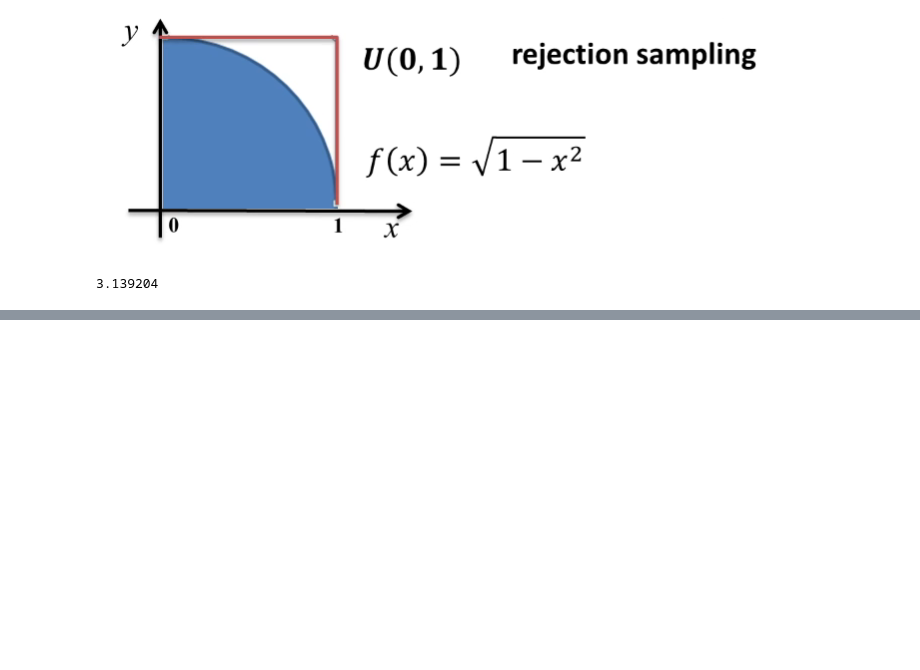
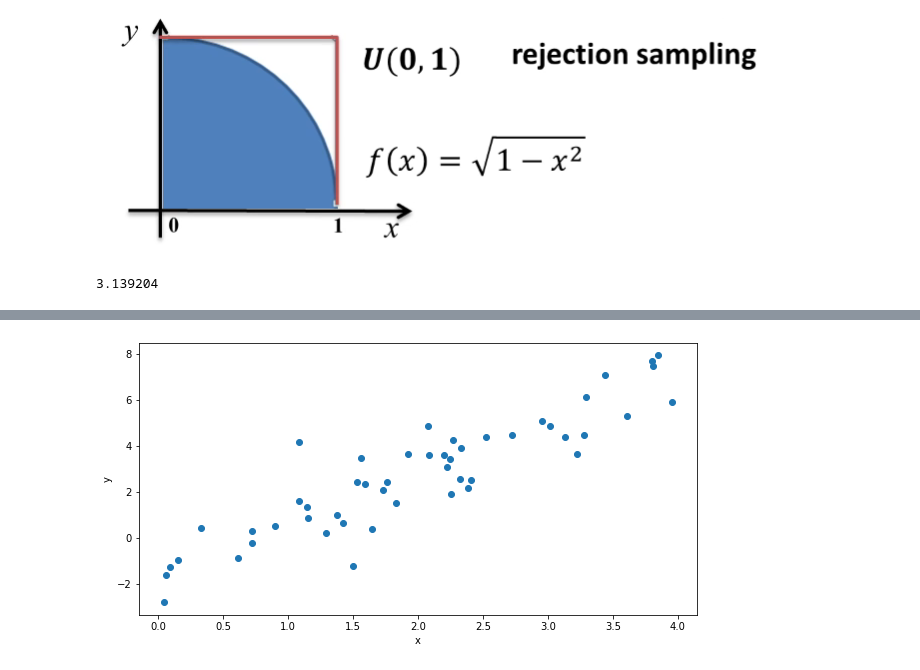
Before and after one commit to Pludaggerto/LearnAndTest, a Jupyter notebook: code/demoMCMC.ipynb, the cells around one changed output, grey strips where cells are left out. Cells and saved outputs as stored; diff of their text form; code cells hidden in the pictures; blank space fills up the shorter version.

```diff
--- a/code/demoMCMC.ipynb
+++ b/code/demoMCMC.ipynb
@@ -289,0 +399,80 @@ solve_int(f, 0, 5, 100000)
+# %%
+import numpy as np
+
+%matplotlib inline
+import matplotlib.pyplot as plt
+import pandas as pd
+plt.rcParams['figure.figsize'] = (10, 5)
+
+def sample_beta_0(y, x, beta_1, tau, mu_0, tau_0):
+    N = len(y)
+    assert len(x) == N
+    precision = tau_0 + tau * N
+    mean = tau_0 * mu_0 + tau * np.sum(y - beta_1 * x)
+    mean /= precision
+    return np.random.normal(mean, 1 / np.sqrt(precision))
+
+def sample_beta_1(y, x, beta_0, tau, mu_1, tau_1):
+    N = len(y)
+    assert len(x) == N
+    precision = tau_1 + tau * np.sum(x * x)
+    mean = tau_1 * mu_1 + tau * np.sum( (y - beta_0) * x)
+    mean /= precision
+    return np.random.normal(mean, 1 / np.sqrt(precision))
+
+def sample_tau(y, x, beta_0, beta_1, alpha, beta):
+    N = len(y)
+    alpha_new = alpha + N / 2
+    resid = y - beta_0 - beta_1 * x
+    beta_new = beta + np.sum(resid * resid) / 2
+    return np.random.gamma(alpha_new, 1 / beta_new)
+
+beta_0_true = -1
+beta_1_true = 2
+tau_true = 1
+
+N = 50
+x = np.random.uniform(low = 0, high = 4, size = N)
+y = np.random.normal(beta_0_true + beta_1_true * x, 1 / np.sqrt(tau_true))
+
+synth_plot = plt.plot(x, y, "o")
+plt.xlabel("x")
+plt.ylabel("y")
+
+## specify initial values
+init = {"beta_0": 0,
+        "beta_1": 0,
+        "tau": 2}
+
+## specify hyper parameters
+hypers = {"mu_0": 0,
+         "tau_0": 1,
+         "mu_1": 0,
+         "tau_1": 1,
+         "alpha": 2,
+         "beta": 1}
+
+
+def gibbs(y, x, iters, init, hypers):
+    assert len(y) == len(x)
+    beta_0 = init["beta_0"]
+    beta_1 = init["beta_1"]
+    tau = init["tau"]
+
+    trace = np.zeros((iters, 3)) ## trace to store values of beta_0, beta_1, tau
+
+    for it in range(iters):
+        beta_0 = sample_beta_0(y, x, beta_1, tau, hypers["mu_0"], hypers["tau_0"])
+        beta_1 = sample_beta_1(y, x, beta_0, tau, hypers["mu_1"], hypers["tau_1"])
+        tau = sample_tau(y, x, beta_0, beta_1, hypers["alpha"], hypers["beta"])
+        trace[it,:] = np.array((beta_0, beta_1, tau))
+
+    trace = pd.DataFrame(trace)
+    trace.columns = ['beta_0', 'beta_1', 'tau']
+
+    return trace
+
+iters = 1000
+trace = gibbs(y, x, iters, init, hypers)
+# %% [output]
+[figure, added]
```
Also changed, not shown: parts of 10 cells of this notebook.
